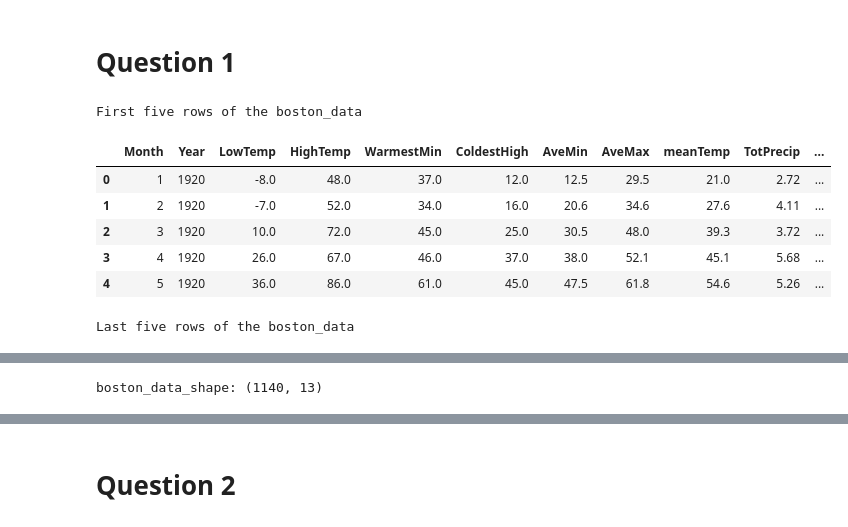
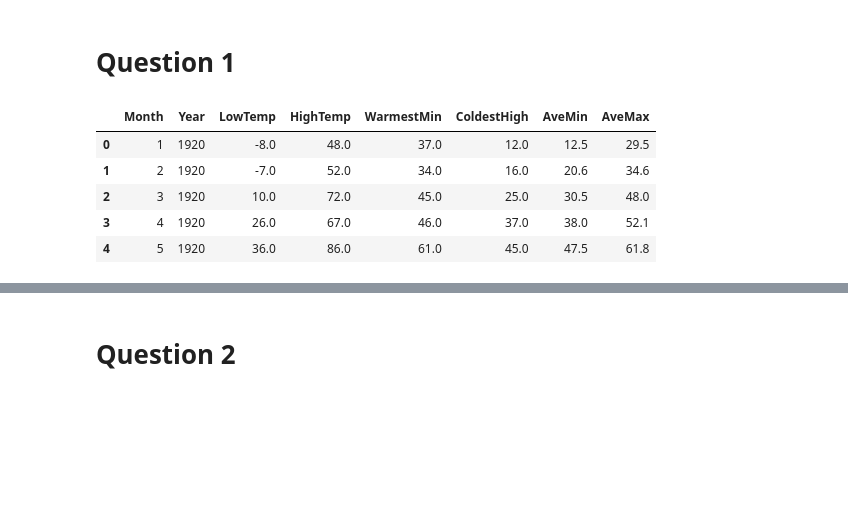
Before and after one commit to brajajain/msds_winter_2022, a Jupyter notebook: comp_4448_data_science_tools_2/Week 1/raja_jain_assignment_1.ipynb, the cells around one changed output, grey strips where cells are left out. Drawn from its saved outputs; the diff is of its cells as text; code cells hidden in the pictures; blank space fills up the shorter version.

```diff
--- a/comp_4448_data_science_tools_2/Week 1/raja_jain_assignment_1.ipynb
+++ b/comp_4448_data_science_tools_2/Week 1/raja_jain_assignment_1.ipynb
@@ -13,40 +22,15 @@ from sklearn.impute import SimpleImputer
 # %%
-# Read the boston dataset csv files provided for this assignment into Python (you can use pd.read_csv()).
-
-# The boston datasets are boston_weather_1, boston_weather_2, boston_weather_3, boston_weather_4, and more_weather_variables, then assign the datasets to a DataFrame variable called boston_1, boston_2, boston_3, boston_4, and more_variables, respectively.
-
-boston_1 = pd.read_csv("boston_weather_1.csv")
-boston_2 = pd.read_csv("boston_weather_2.csv")
-boston_3 = pd.read_csv("boston_weather_3.csv")
-boston_4 = pd.read_csv("boston_weather_4.csv")
-
 # Combine or concatenate the DataFrames, boston_1, boston_2, boston_3, and boston_4 and assign the results to a DataFrame called combined_boston.
 
 # These four datasets should be combined vertically since they have the same variable names, such that boston_1 is stacked on top of boston_2, and the result is stacked on top of boston_3, and the result is further stacked on top of boston_4.
 
 combined_boston = pd.concat([boston_1, boston_2, boston_3, boston_4])
 combined_boston.reset_index(drop=True, inplace=True)
-
-# Horizontally merge, join or concatenate the combined_boston and more_variables DataFrames and assign the results to a DataFrame called boston_data.
-
-more_variables = pd.read_csv("more_weather_variables.csv")
-
-boston_data = pd.concat([combined_boston, more_variables], axis=1)
-
-# Print the first five rows of the boston_data, and the last five rows of the boston_data. Also print out the shape of the boston_data.
-print("First five rows of the boston_data")
-display(boston_data.head())
-
-print("Last five rows of the boston_data")
-display(boston_data.tail())
-
-print("boston_data_shape:", boston_data.shape)
+combined_boston.head()
 # %% [output]
-First five rows of the boston_data
-|  | Month | Year | LowTemp | HighTemp | WarmestMin | ColdestHigh | AveMin | AveMax | meanTemp | TotPrecip | ... |
-| 0 | 1 | 1920 | -8.0 | 48.0 | 37.0 | 12.0 | 12.5 | 29.5 | 21.0 | 2.72 | ... |
-| 1 | 2 | 1920 | -7.0 | 52.0 | 34.0 | 16.0 | 20.6 | 34.6 | 27.6 | 4.11 | ... |
-| 2 | 3 | 1920 | 10.0 | 72.0 | 45.0 | 25.0 | 30.5 | 48.0 | 39.3 | 3.72 | ... |
-| 3 | 4 | 1920 | 26.0 | 67.0 | 46.0 | 37.0 | 38.0 | 52.1 | 45.1 | 5.68 | ... |
-| 4 | 5 | 1920 | 36.0 | 86.0 | 61.0 | 45.0 | 47.5 | 61.8 | 54.6 | 5.26 | ... |
+|  | Month | Year | LowTemp | HighTemp | WarmestMin | ColdestHigh | AveMin | AveMax |
+| 0 | 1 | 1920 | -8.0 | 48.0 | 37.0 | 12.0 | 12.5 | 29.5 |
+| 1 | 2 | 1920 | -7.0 | 52.0 | 34.0 | 16.0 | 20.6 | 34.6 |
+| 2 | 3 | 1920 | 10.0 | 72.0 | 45.0 | 25.0 | 30.5 | 48.0 |
+| 3 | 4 | 1920 | 26.0 | 67.0 | 46.0 | 37.0 | 38.0 | 52.1 |
+| 4 | 5 | 1920 | 36.0 | 86.0 | 61.0 | 45.0 | 47.5 | 61.8 |
-Last five rows of the boston_data
@@ -59 +36,0 @@ Last five rows of the boston_data
-boston_data_shape: (1140, 13)
```
Also changed, not shown: parts of 32 cells of this notebook, 2 other files.
